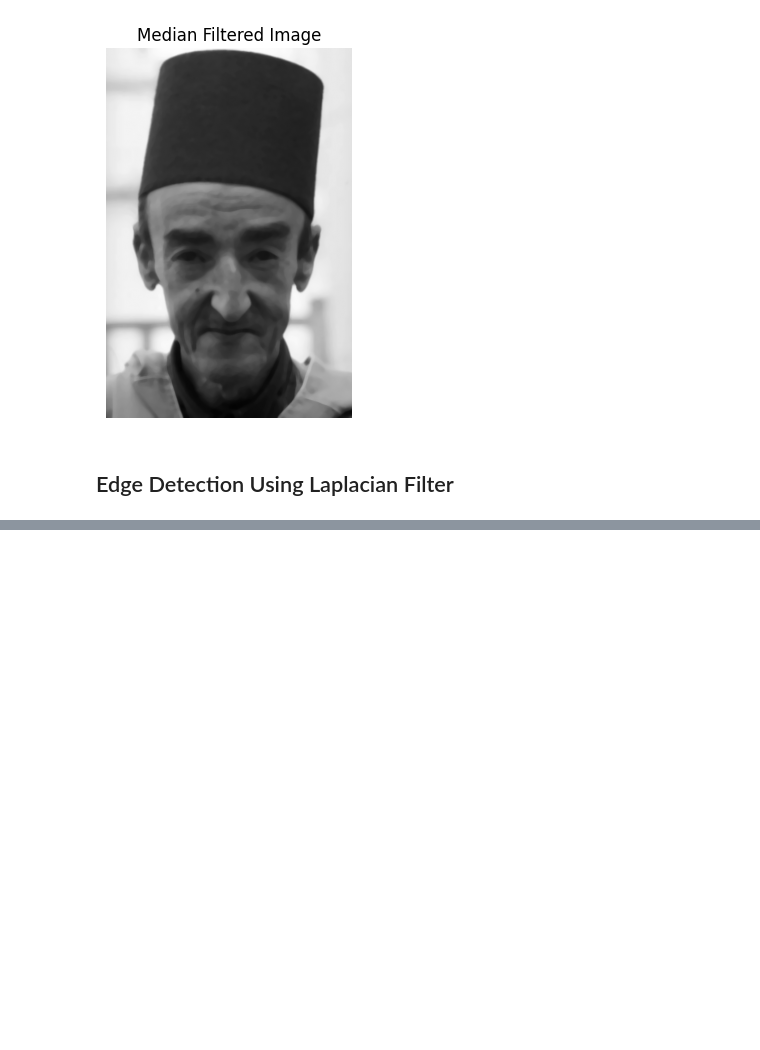
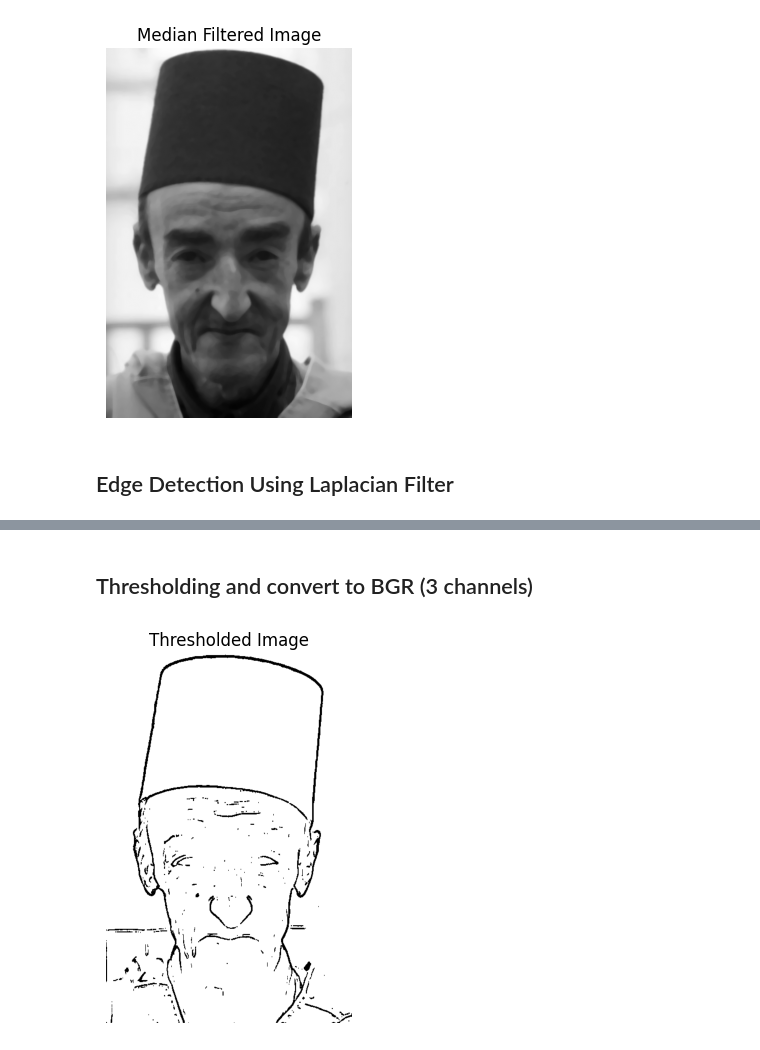
Before and after one commit to YoussefAboelwafa/Computer_Vision_Tasks, a Jupyter notebook: asg1/Cartoonifying.ipynb, the cells around one changed output, grey strips where cells are left out. Cells and saved outputs as stored; diff of their text form; code cells hidden in the pictures; blank space fills up the shorter version.

```diff
--- a/asg1/Cartoonifying.ipynb
+++ b/asg1/Cartoonifying.ipynb
@@ -33,0 +34,8 @@ show_image(laplacian, 'Laplacian Image')
+# %% [markdown]
+## Thresholding and convert to BGR (3 channels)
+# %%
+_, thresholded_img = cv.threshold(laplacian, 127, 255, cv.THRESH_BINARY_INV)
+thresholded_img_BGR = cv.cvtColor(thresholded_img, cv.COLOR_GRAY2BGR)
+show_image(thresholded_img_BGR, "Thresholded Image")
+# %% [output]
+[figure, added]
```
Also changed, not shown: parts of 13 cells of this notebook.
